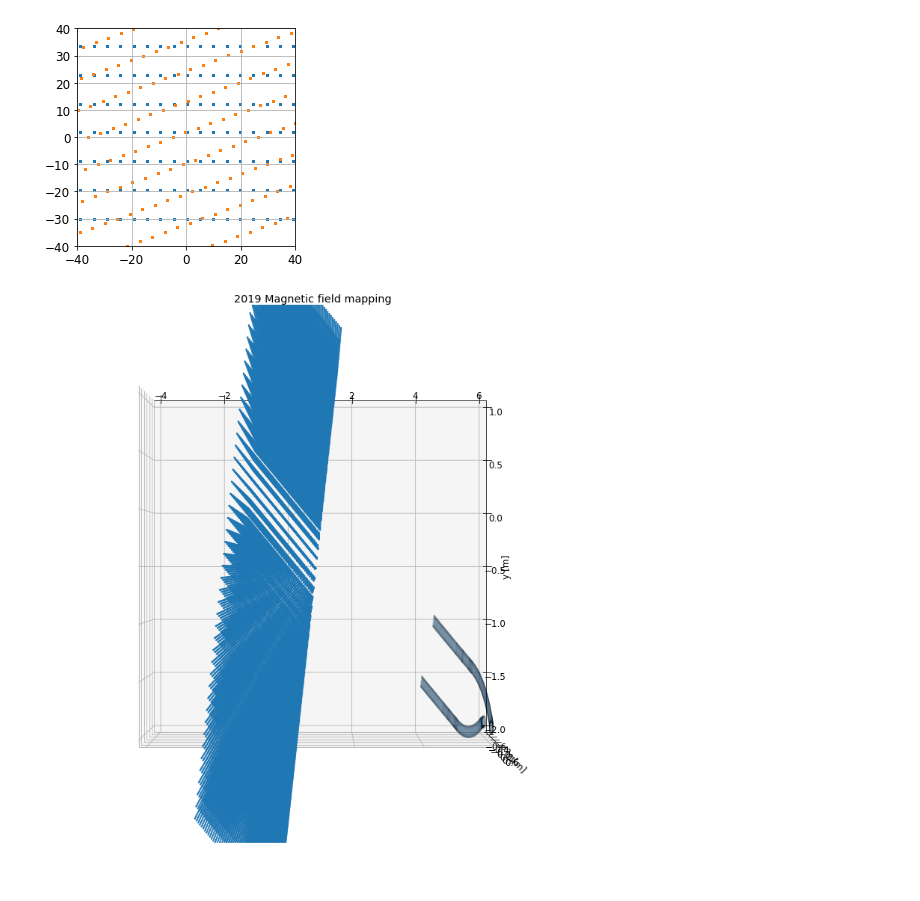
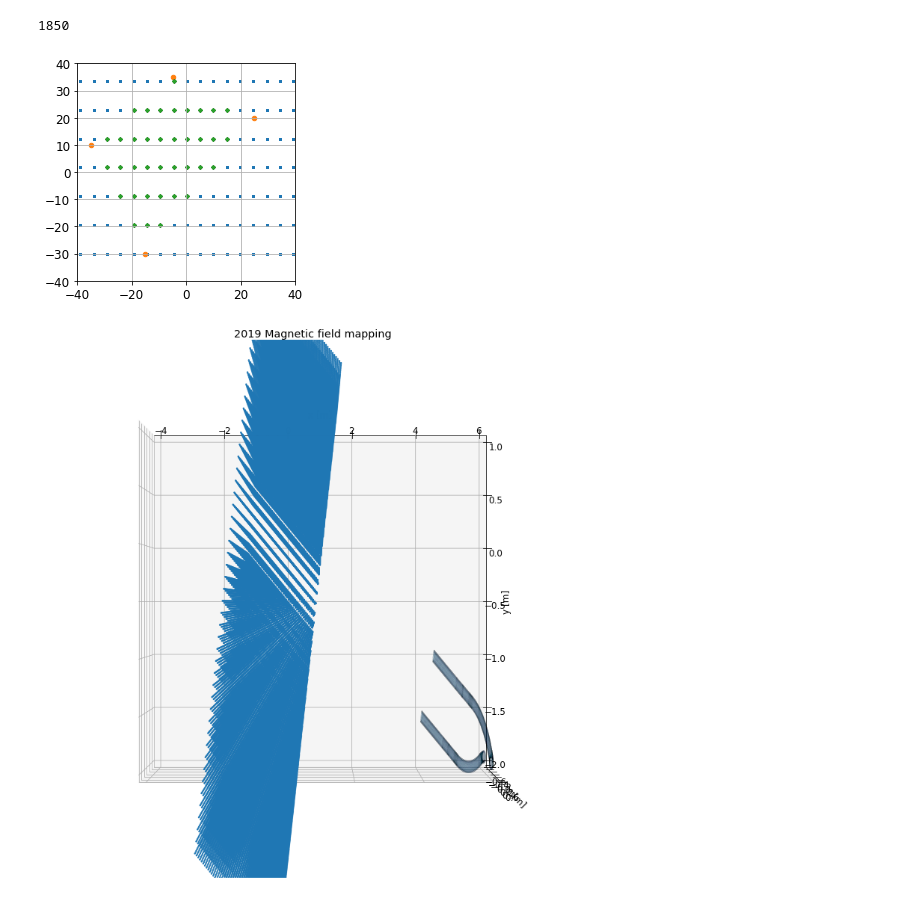
Before and after one commit to eklem1/MesonMagMapping, a Jupyter notebook: MagneticMappingPrevWork/MagMapping-export_TH/MagFieldTesting.ipynb, the cells around one changed output. Saved outputs shown, nothing was run; the diff lists cells and outputs as text; code cells hidden in the pictures.

```diff
--- a/MagneticMappingPrevWork/MagMapping-export_TH/MagFieldTesting.ipynb
+++ b/MagneticMappingPrevWork/MagMapping-export_TH/MagFieldTesting.ipynb
@@ -119,7 +131,7 @@ axes = mplot3d.Axes3D(fig)
 # axes.set_title("Electric Field for bias of 800 V", pad=-10)
 plt.title("2019 Magnetic field mapping", pad=-10)
 
-x,y,z,Bx,By,Bz = returnVals(BField_data, [-200, 200], [-200, 200], [-200, 200], )
+x,y,z,Bx,By,Bz = returnVals(BField_data, 'no', [-200, 200], [-200, 200], )
 c = np.sqrt(Bx**2+By**2+Bz**2)
 
 # """
@@ -134,7 +146,7 @@ c = np.concatenate((c, np.repeat(c, 2)))
 
 c = plt.cm.viridis(c)
 Q = axes.quiver(x/100,y/100,z/100,Bx,By,Bz, colors=c, length=.4, normalize=True, alpha=0.5)
-cbar = fig.colorbar(Q, label="mT")
+cbar = fig.colorbar(Q, label="G")
 
 #loads all the file I have in this folder as STLs
 STLpath = '../../PENTrackAnalysis/STLsToGraph'
@@ -177,33 +208,79 @@ z_dense = df_BField_data["z"]
 # %%
 def rotate(p, origin=(0, 0), degrees=0):
     #https://stackoverflow.com/questions/34372480/rotate-point-about-another-point-in-degrees-python
     angle = np.deg2rad(degrees)
     R = np.array([[np.cos(angle), -np.sin(angle)],
                   [np.sin(angle),  np.cos(angle)]])
     o = np.atleast_2d(origin)
     p = np.atleast_2d(p)
     return np.squeeze((R @ (p.T-o.T) + o.T).T)
 
-x = df_BField_data['x']
-y = df_BField_data['y']
 
-z = df_BField_data['z']
+def Remove(x, y, corners):
+    lines = []
+    for i in range(len(corners)):
+#         print(i, (i+2)%4)
+        xs = [corners[i,0], corners[(i+1)%4,0]]
+        ys = [corners[i,1], corners[(i+1)%4,1]]
+        a,b = np.polyfit(xs, ys, 1)
+#         print(a,b)
+        lines.append(a*x+b)
+
+    side1 = y < lines[0]
+    side2 = y < lines[1]
+    side3 = y > lines[2]
+    side4 = y > lines[3]
+
+    goodpoints = side1 & side2 & side3 & side4
+
+    return x[goodpoints], y[goodpoints]
+
+
+#     side1 = [if x > ]
+
+#     y=ax+b
+
+x = df_BField_data['x'].to_numpy()
+y = df_BField_data['y'].to_numpy()
+
+z = df_BField_data['z'].to_numpy()
 
 plt.scatter(x, y, s=2)
 plt.xlim(-40, 40)
 plt.ylim(-40, 40)
 plt.gca().set_aspect("equal")
 
-rotatedArr = rotate(np.array([x, y]).T, degrees=20).T
-# print(len(rotatedArr))
-x_r = rotatedArr[0]
-y_r = rotatedArr[1]
+# rotatedArr = rotate(np.array([x, y]).T, degrees=20).T
+# # print(len(rotatedArr))
+# x_r = rotatedArr[0]
+# y_r = rotatedArr[1]
+# print(x)
 
-plt.scatter(x_r, y_r, s=2)
+# plt.scatter(x_r, y_r, s=2)
+
+p1 = [-35, 10]
+p3 = [25, 20]
+p2 = [-5, 35]
+p4 = [-15, -30]
+
+corners = np.array([p1, p2, p3, p4])
+# print(corners)
+# i = 0
+# print(corners[i:(i+2),0])
+
+
+goodpoints = Remove(x, y, corners)
+print(len(goodpoints[0]))
+# print(corners[:,0])
+
+plt.scatter(corners[:,0], corners[:,1], s=20)
+plt.scatter(goodpoints[0], goodpoints[1], s=5)
+
 plt.grid()
 plt.show()
 # %% [output]
+1850
-[figure, old version]
+[figure, new version]
 # %%
 ###### plt.rcParams['font.size'] = '22'
 fig = plt.figure(figsize=(10, 10))
```
Also changed, not shown: parts of 8 cells of this notebook, 6 other files.
